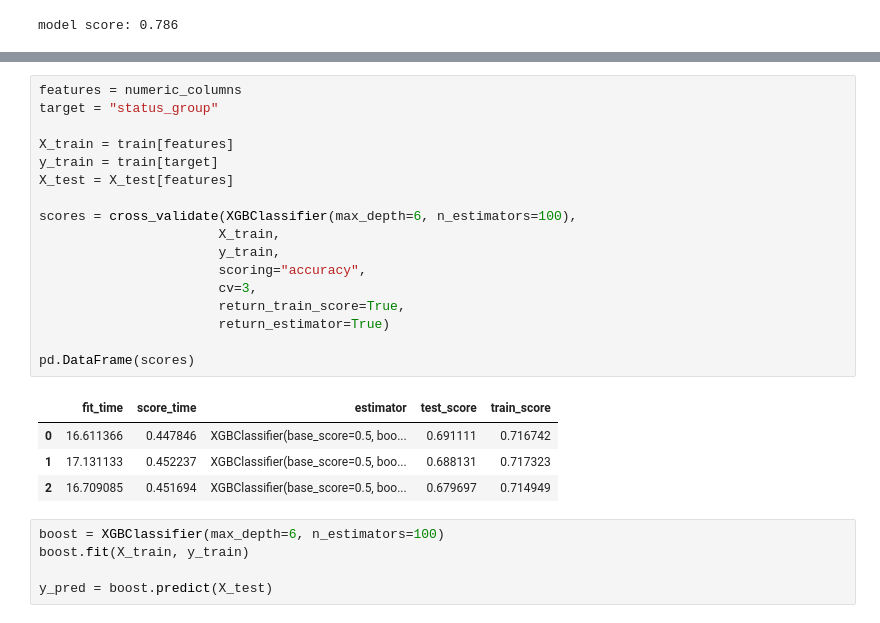
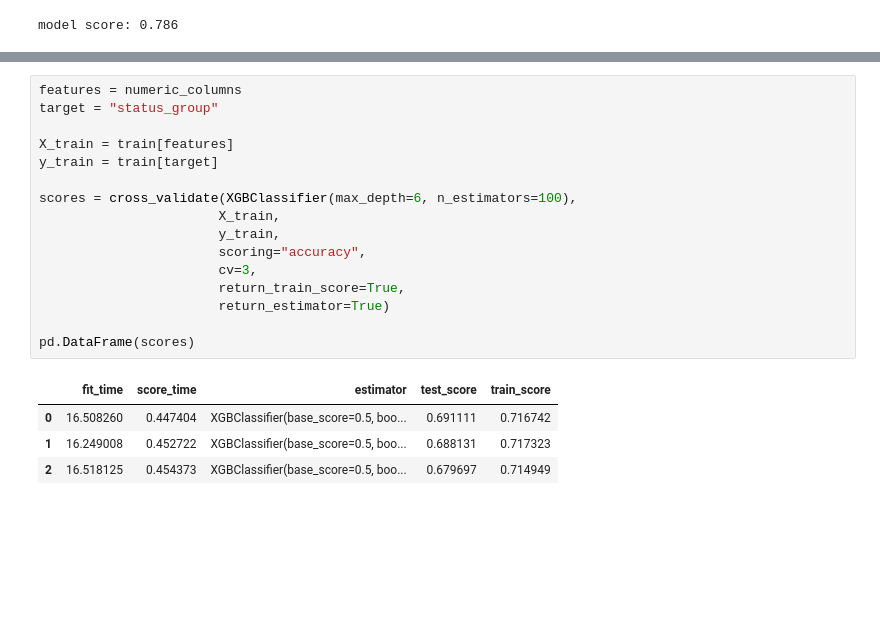
Before and after one commit to livjab/DS3-Kaggle-Comptetion, a Jupyter notebook: Kaggle_challenge_(cleaned_up_notebook).ipynb, the cells around one changed output, grey strips where cells are left out. Saved outputs shown, nothing was run; the diff lists cells and outputs as text; blank space fills up the shorter version.

```diff
--- a/Kaggle_challenge_(cleaned_up_notebook).ipynb
+++ b/Kaggle_challenge_(cleaned_up_notebook).ipynb
@@ -401,27 +436,21 @@ numeric_columns.tolist()
 # %%
 features = numeric_columns
 target = "status_group"
 
 X_train = train[features]
 y_train = train[target]
-X_test = X_test[features]
 
 scores = cross_validate(XGBClassifier(max_depth=6, n_estimators=100),
                        X_train,
                        y_train,
                        scoring="accuracy",
                        cv=3,
                        return_train_score=True,
                        return_estimator=True)
 
 pd.DataFrame(scores)
 # %% [output]
 |  | fit_time | score_time | estimator | test_score | train_score |
-| 0 | 16.611366 | 0.447846 | XGBClassifier(base_score=0.5, boo... | 0.691111 | 0.716742 |
-| 1 | 17.131133 | 0.452237 | XGBClassifier(base_score=0.5, boo... | 0.688131 | 0.717323 |
-| 2 | 16.709085 | 0.451694 | XGBClassifier(base_score=0.5, boo... | 0.679697 | 0.714949 |
+| 0 | 16.508260 | 0.447404 | XGBClassifier(base_score=0.5, boo... | 0.691111 | 0.716742 |
+| 1 | 16.249008 | 0.452722 | XGBClassifier(base_score=0.5, boo... | 0.688131 | 0.717323 |
+| 2 | 16.518125 | 0.454373 | XGBClassifier(base_score=0.5, boo... | 0.679697 | 0.714949 |
-# %%
-boost = XGBClassifier(max_depth=6, n_estimators=100)
-boost.fit(X_train, y_train)
-
-y_pred = boost.predict(X_test)
```
Also changed, not shown: parts of 27 cells of this notebook.
